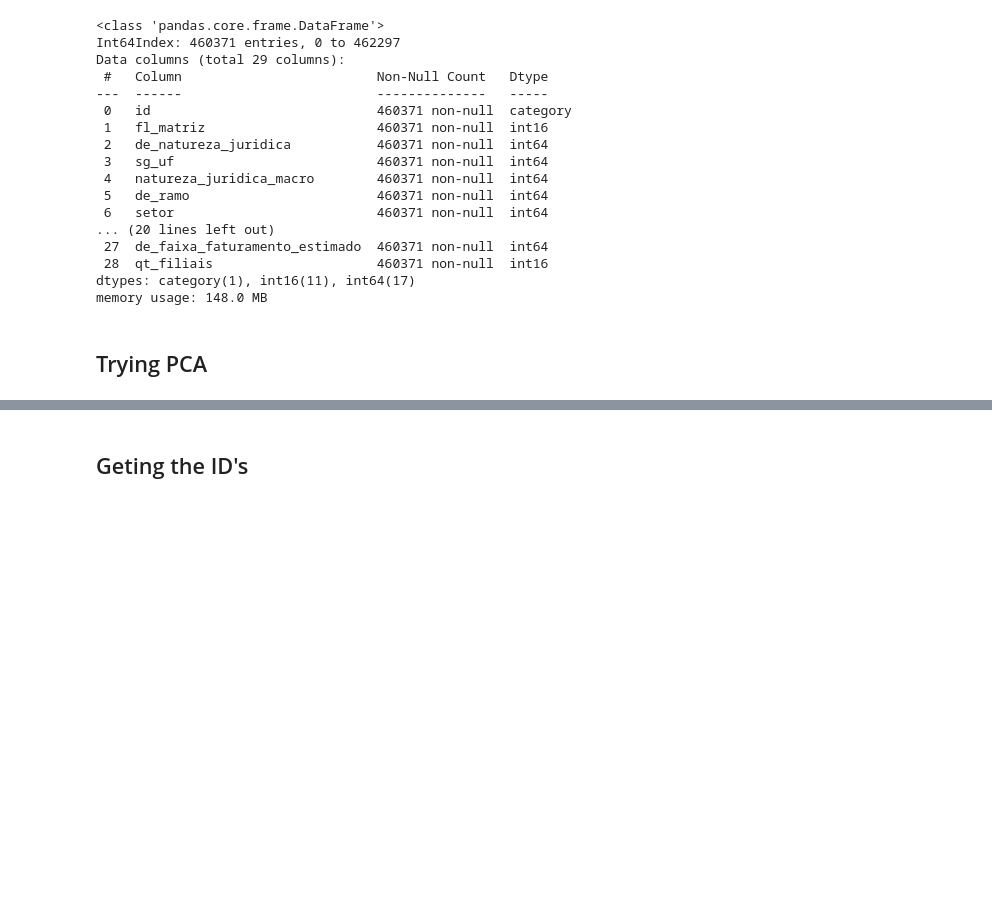
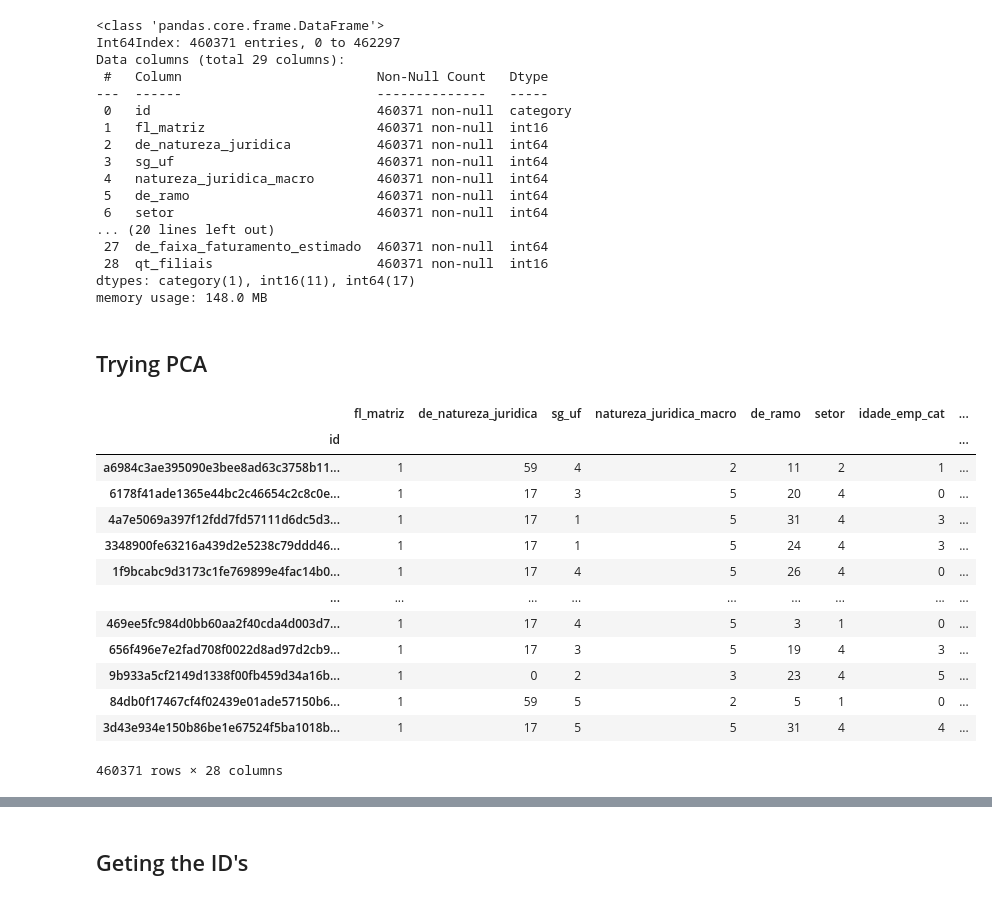
Before and after one commit to LucasDatilioCarderelli/Codenation, a Jupyter notebook: Projeto_Final/PrjF_Preprocessing.ipynb, the cells around one changed output, grey strips where cells are left out. Saved outputs shown, nothing was run; the diff lists cells and outputs as text; code cells hidden in the pictures; blank space fills up the shorter version.

```diff
--- a/Projeto_Final/PrjF_Preprocessing.ipynb
+++ b/Projeto_Final/PrjF_Preprocessing.ipynb
@@ -558,0 +565,17 @@ memory usage: 148.0 MB
+# %%
+X
+# %% [output]
+|  | fl_matriz | de_natureza_juridica | sg_uf | natureza_juridica_macro | de_ramo | setor | idade_emp_cat | ... |
+| id |  |  |  |  |  |  |  | ... |
+| a6984c3ae395090e3bee8ad63c3758b11... | 1 | 59 | 4 | 2 | 11 | 2 | 1 | ... |
+| 6178f41ade1365e44bc2c46654c2c8c0e... | 1 | 17 | 3 | 5 | 20 | 4 | 0 | ... |
+| 4a7e5069a397f12fdd7fd57111d6dc5d3... | 1 | 17 | 1 | 5 | 31 | 4 | 3 | ... |
+| 3348900fe63216a439d2e5238c79ddd46... | 1 | 17 | 1 | 5 | 24 | 4 | 3 | ... |
+| 1f9bcabc9d3173c1fe769899e4fac14b0... | 1 | 17 | 4 | 5 | 26 | 4 | 0 | ... |
+| ... | ... | ... | ... | ... | ... | ... | ... | ... |
+| 469ee5fc984d0bb60aa2f40cda4d003d7... | 1 | 17 | 4 | 5 | 3 | 1 | 0 | ... |
+| 656f496e7e2fad708f0022d8ad97d2cb9... | 1 | 17 | 3 | 5 | 19 | 4 | 3 | ... |
+| 9b933a5cf2149d1338f00fb459d34a16b... | 1 | 0 | 2 | 3 | 23 | 4 | 5 | ... |
+| 84db0f17467cf4f02439e01ade57150b6... | 1 | 59 | 5 | 2 | 5 | 1 | 0 | ... |
+| 3d43e934e150b86be1e67524f5ba1018b... | 1 | 17 | 5 | 5 | 31 | 4 | 4 | ... |
+460371 rows × 28 columns
```
Also changed, not shown: parts of 14 cells of this notebook.
